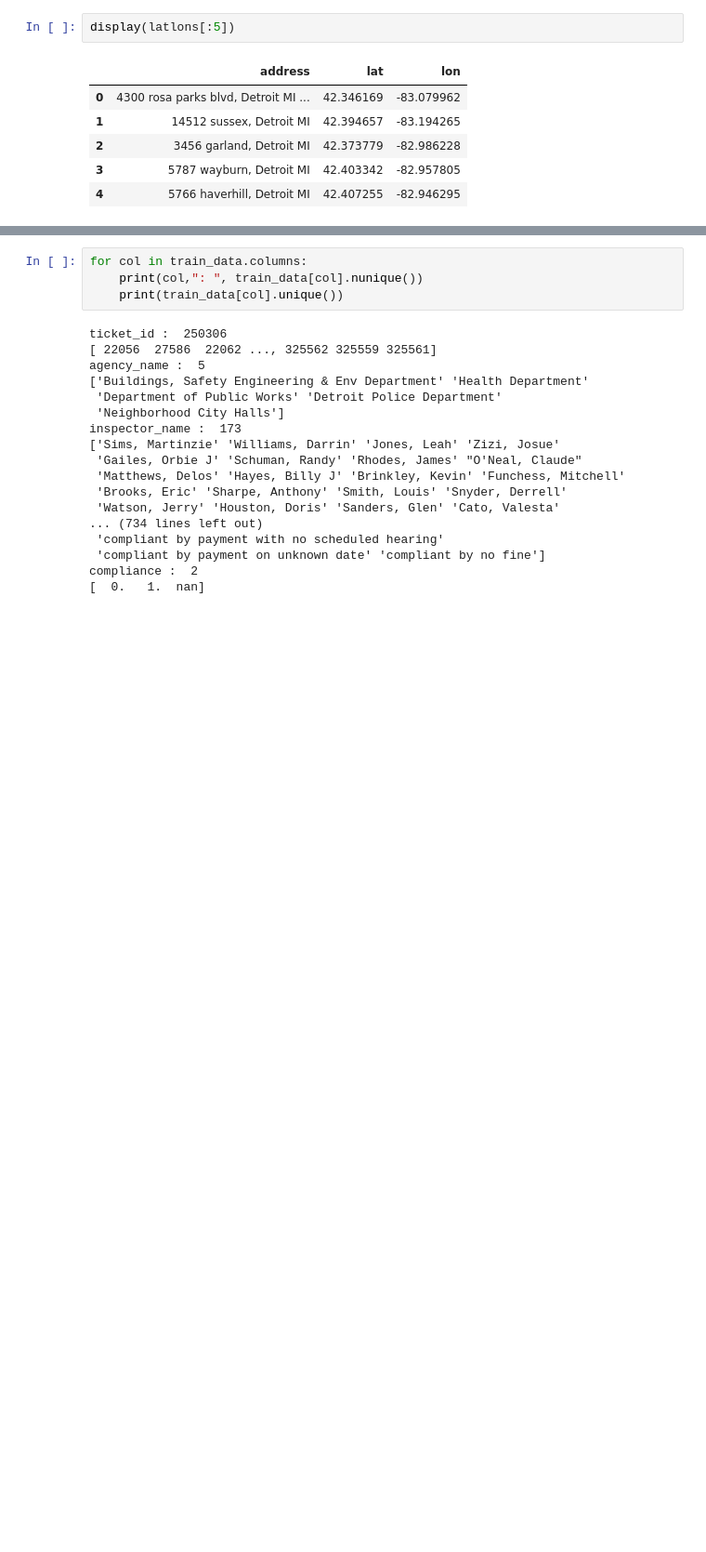
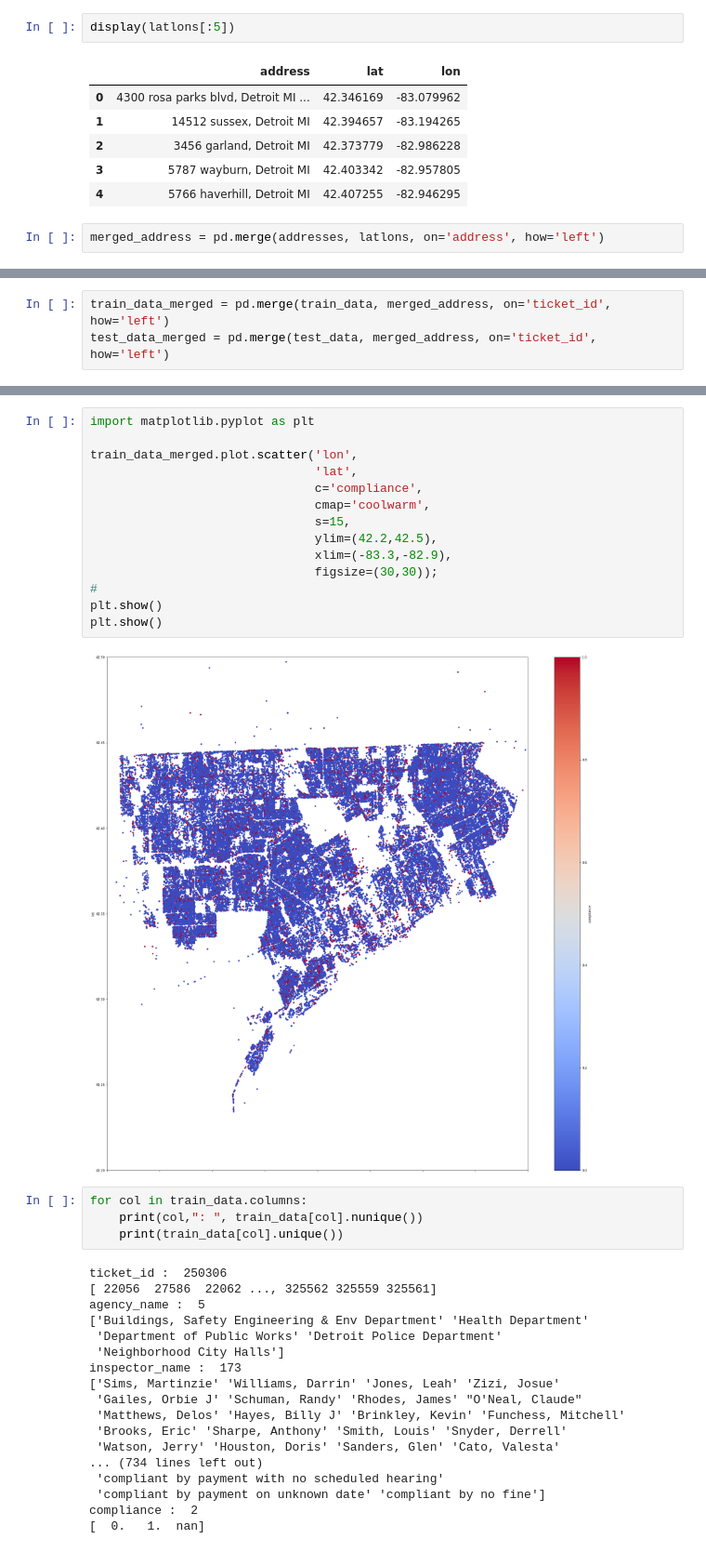
Before and after one commit to aitabuzaid/predict-fines, a Jupyter notebook: Assignment+4.ipynb, the cells around one changed output, grey strips where cells are left out. Shown at 93% size. Drawn from its saved outputs; the diff is of its cells as text; blank space fills up the shorter version.

Commit message:
feat: joined addresses and plotted them

```diff
--- a/Assignment+4.ipynb
+++ b/Assignment+4.ipynb
@@ -169,3 +169,5 @@ display(latlons[:5])
 | 2 | 3456 garland, Detroit MI | 42.373779 | -82.986228 |
 | 3 | 5787 wayburn, Detroit MI | 42.403342 | -82.957805 |
 | 4 | 5766 haverhill, Detroit MI | 42.407255 | -82.946295 |
+# %%
+merged_address = pd.merge(addresses, latlons, on='address', how='left')
@@ -172 +191,4 @@ display(latlons[:5])
+# %%
+train_data_merged = pd.merge(train_data, merged_address, on='ticket_id', how='left')
+test_data_merged = pd.merge(test_data, merged_address, on='ticket_id', how='left')
 # %%
@@ -192,3 +214,19 @@ display(test_data[:5])
+# %%
+import matplotlib.pyplot as plt
+
+train_data_merged.plot.scatter('lon',
+                               'lat',
+                               c='compliance',
+                               cmap='coolwarm',
+                               s=15,
+                               ylim=(42.2,42.5),
+                               xlim=(-83.3,-82.9),
+                               figsize=(30,30));
+#
+plt.show()
+plt.show()
+# %% [output]
+[figure, added]
 # %%
 for col in train_data.columns:
     print(col,": ", train_data[col].nunique())
```
Also changed, not shown: parts of 4 cells of this notebook.
